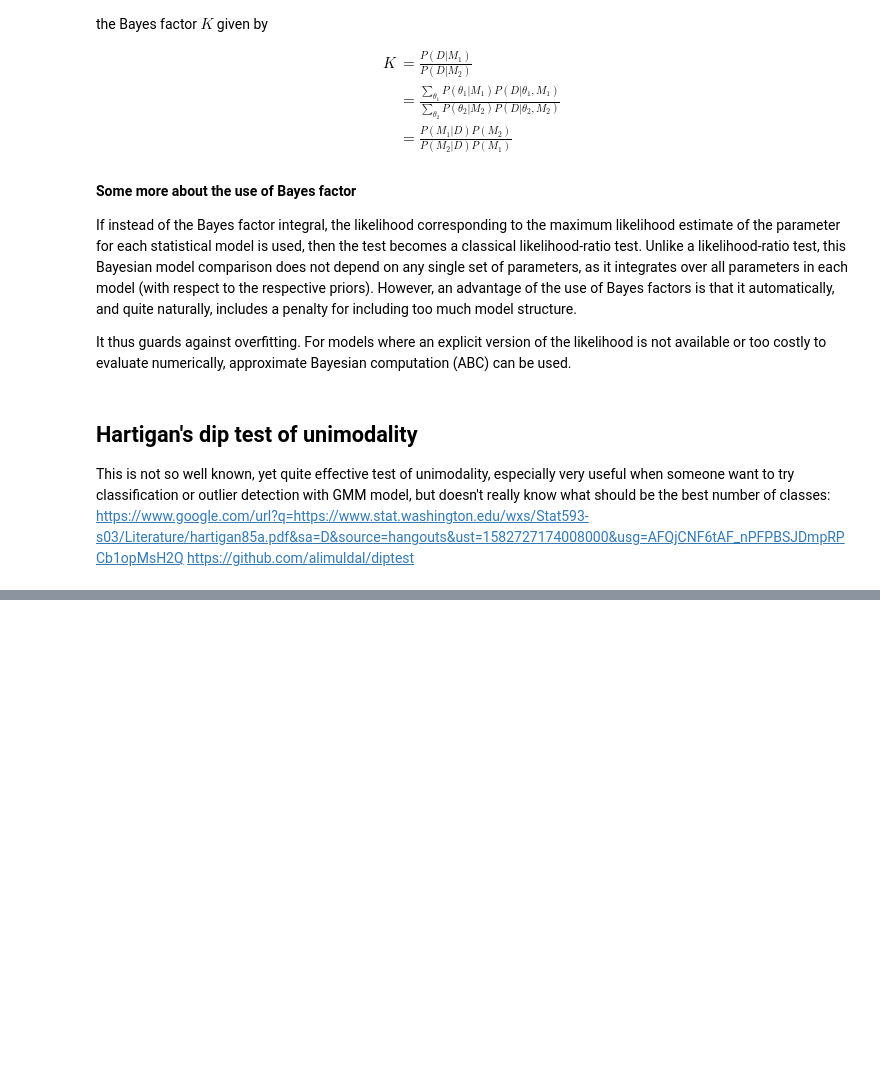
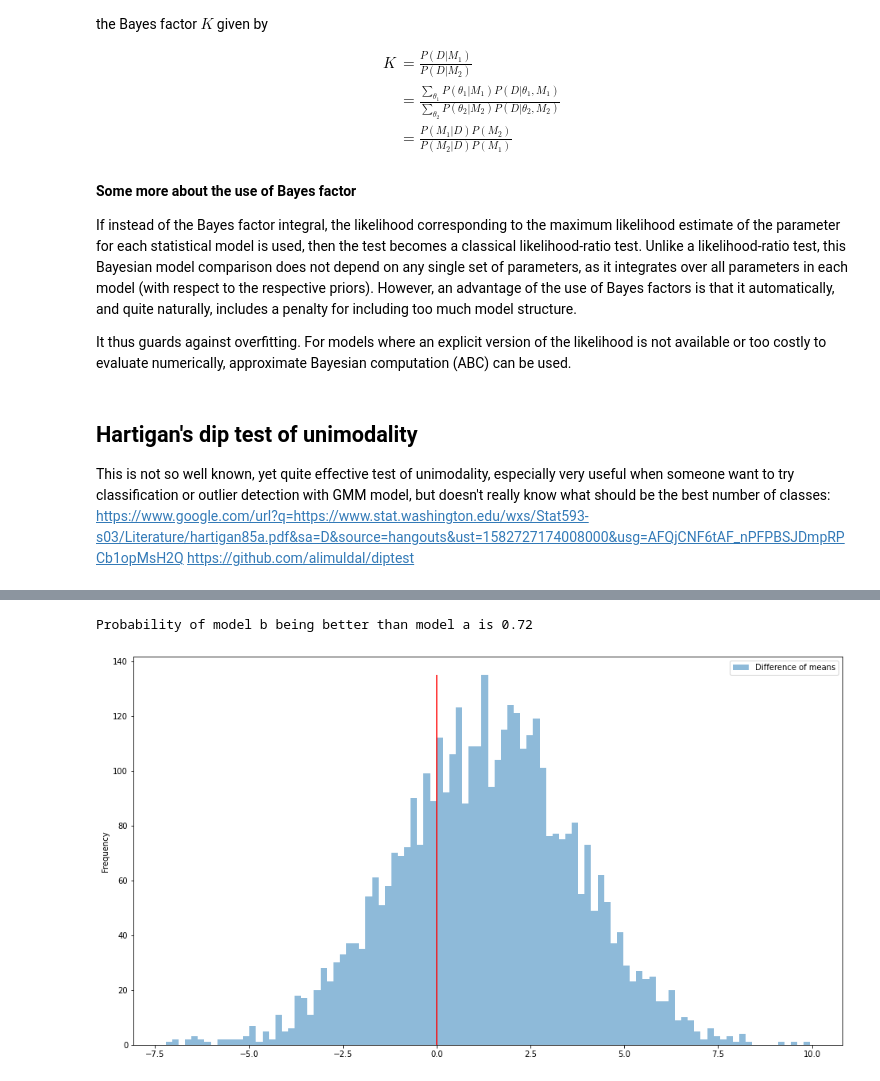
Before and after one commit to gnthibault/Optimisation-Python, a Jupyter notebook: StatisticalTest.ipynb, the cells around one changed output, grey strips where cells are left out. Saved outputs shown, nothing was run; the diff lists cells and outputs as text; code cells hidden in the pictures; blank space fills up the shorter version.

```diff
--- a/StatisticalTest.ipynb
+++ b/StatisticalTest.ipynb
@@ -1491,0 +1581,15 @@ https://github.com/alimuldal/diptest
+# %%
+# Now show posterior distribution of model_a better than model b
+fig, ax = plt.subplots(figsize=(16,9))
+n_bins = 100
+ymin = 0
+ymax = pd.cut(trace_df['Difference of means'], n_bins).value_counts().max()
+ax.vlines(x=0, ymin=ymin, ymax=ymax, color="red")
+trace_df[["Difference of means"]].plot.hist(bins=n_bins, ax=ax, alpha=0.5)
+
+# Compute the probability of model b being better than mode a
+prob_success = pd.Series(trace_df['Difference of means']>0).sum() / trace_df.shape[0]
+print(f"Probability of model b being better than model a is {prob_success:.2f}")
+# %% [output]
+Probability of model b being better than model a is 0.72
+[figure, added]
```
Also changed, not shown: parts of 8 cells of this notebook.
